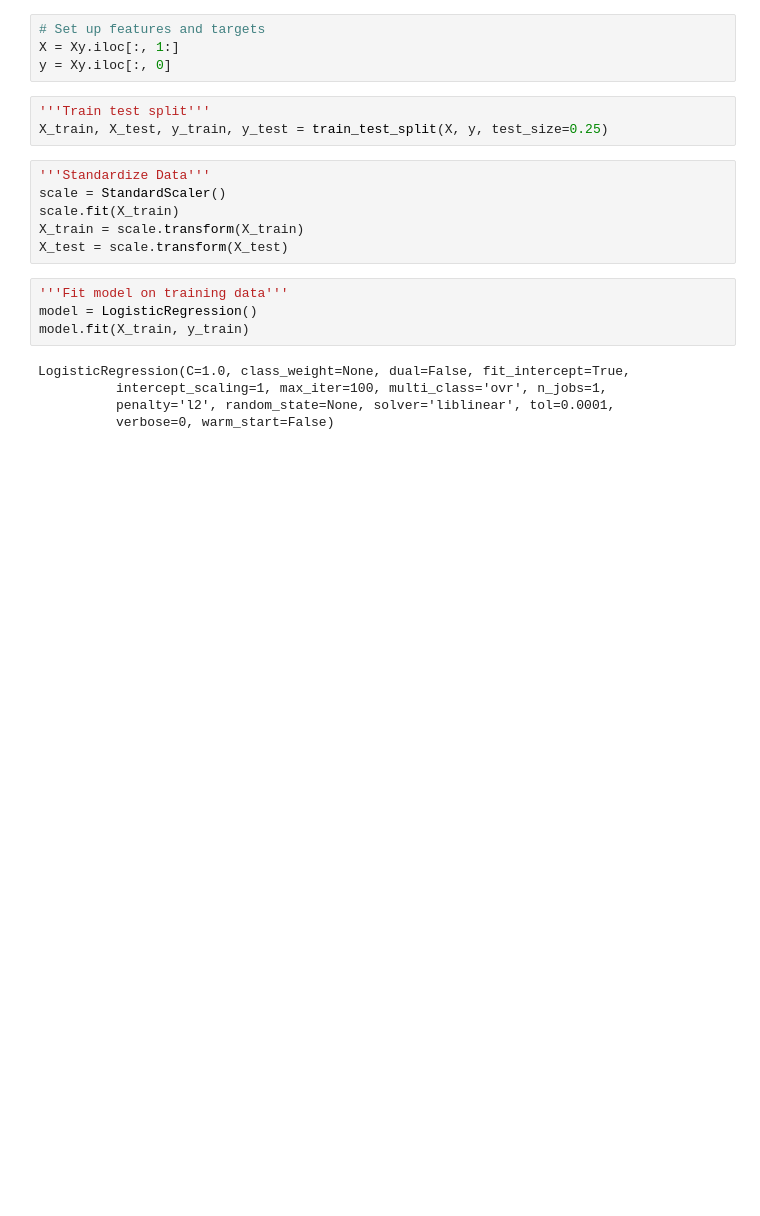
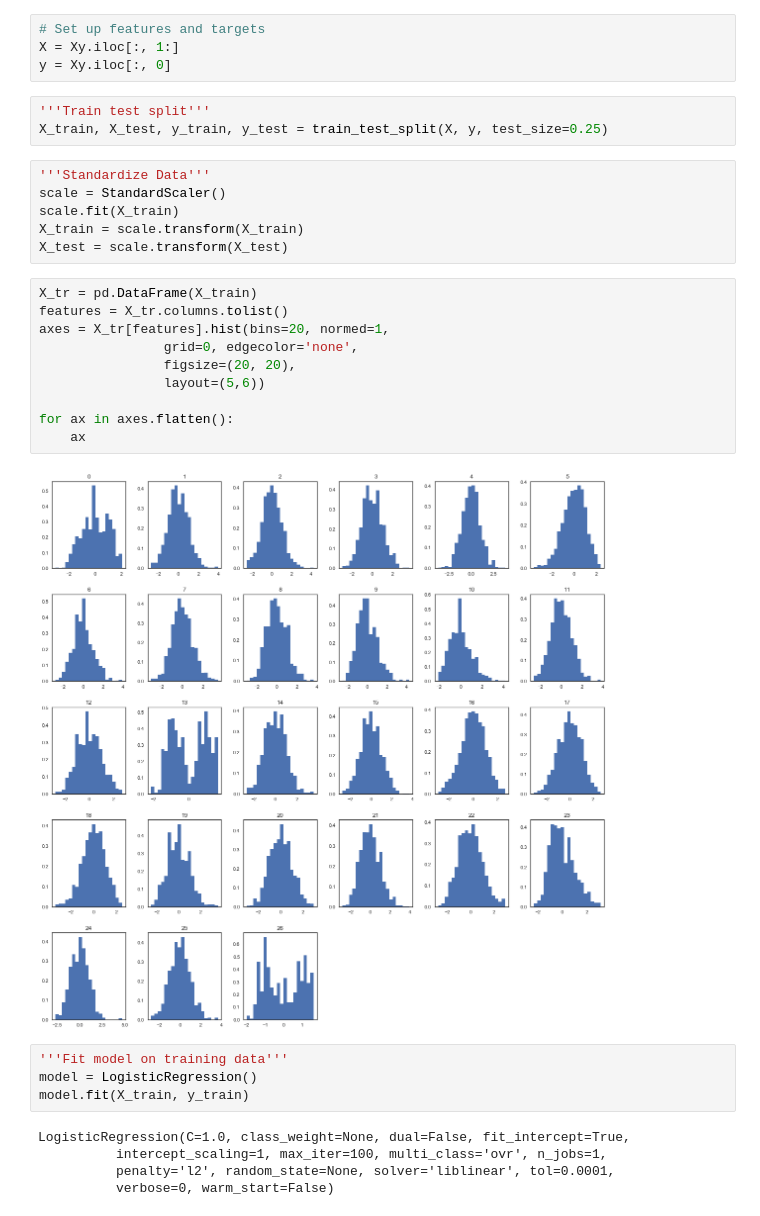
Before and after one commit to scostello28/Bracket-Buster, a Jupyter notebook: EDA.ipynb, the cells around one changed output. Saved outputs shown, nothing was run; the diff lists cells and outputs as text; blank space fills up the shorter version.

```diff
--- a/EDA.ipynb
+++ b/EDA.ipynb
@@ -69,6 +114,18 @@ scale = StandardScaler()
 scale.fit(X_train)
 X_train = scale.transform(X_train)
 X_test = scale.transform(X_test)
+# %%
+X_tr = pd.DataFrame(X_train)
+features = X_tr.columns.tolist()
+axes = X_tr[features].hist(bins=20, normed=1,
+                grid=0, edgecolor='none',
+                figsize=(20, 20),
+                layout=(5,6))
+
+for ax in axes.flatten():
+    ax
+# %% [output]
+[figure, added]
 # %%
 '''Fit model on training data'''
 model = LogisticRegression()
```
Also changed, not shown: parts of 5 cells of this notebook, 27 other files.
